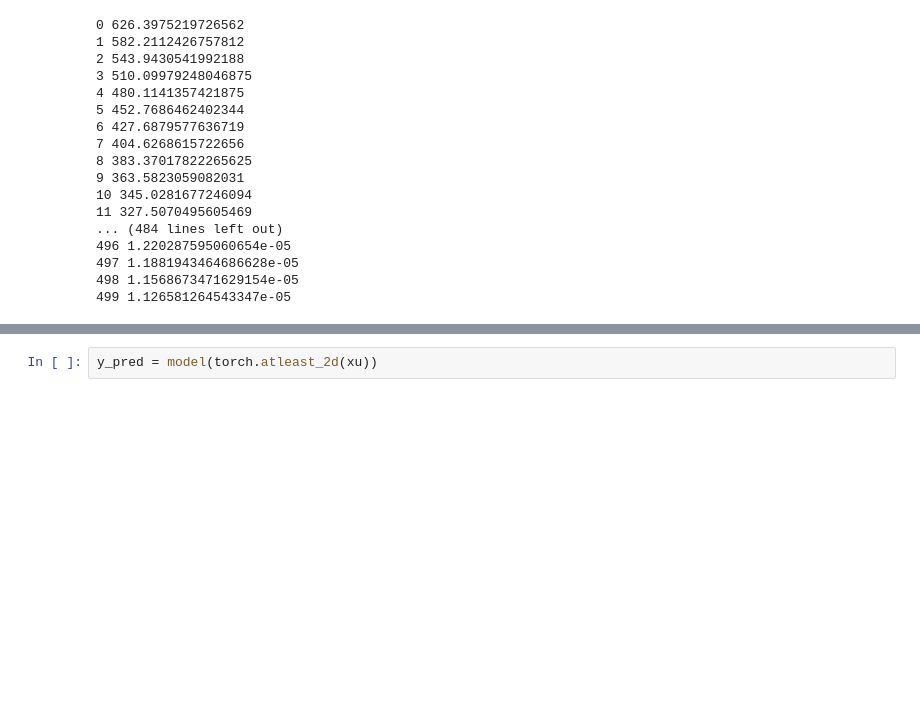
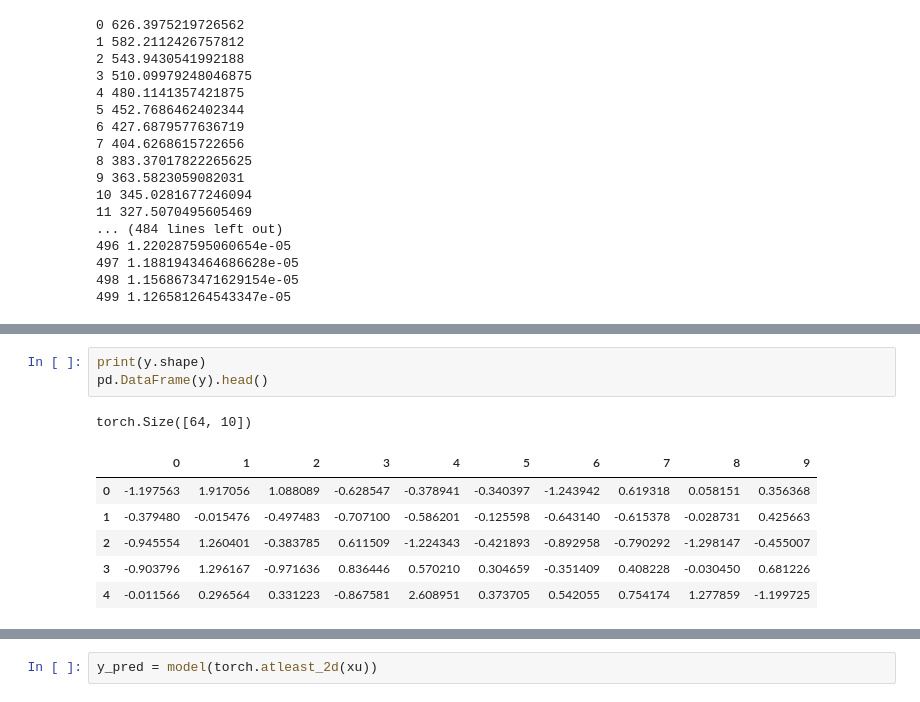
Before and after one commit to donevswe/Code, a Jupyter notebook: Lectures_Effective_Python_Programming/PyToarch_Quick_Start_WideDeep.ipynb, the cells around one changed output, grey strips where cells are left out. Drawn from its saved outputs; the diff is of its cells as text; blank space fills up the shorter version.

```diff
--- a/Lectures_Effective_Python_Programming/PyToarch_Quick_Start_WideDeep.ipynb
+++ b/Lectures_Effective_Python_Programming/PyToarch_Quick_Start_WideDeep.ipynb
@@ -342,2 +381,13 @@ for t in range(500):
+# %%
+print(y.shape)
+pd.DataFrame(y).head()
+# %% [output]
+torch.Size([64, 10])
+|  | 0 | 1 | 2 | 3 | 4 | 5 | 6 | 7 | 8 | 9 |
+| 0 | -1.197563 | 1.917056 | 1.088089 | -0.628547 | -0.378941 | -0.340397 | -1.243942 | 0.619318 | 0.058151 | 0.356368 |
+| 1 | -0.379480 | -0.015476 | -0.497483 | -0.707100 | -0.586201 | -0.125598 | -0.643140 | -0.615378 | -0.028731 | 0.425663 |
+| 2 | -0.945554 | 1.260401 | -0.383785 | 0.611509 | -1.224343 | -0.421893 | -0.892958 | -0.790292 | -1.298147 | -0.455007 |
+| 3 | -0.903796 | 1.296167 | -0.971636 | 0.836446 | 0.570210 | 0.304659 | -0.351409 | 0.408228 | -0.030450 | 0.681226 |
+| 4 | -0.011566 | 0.296564 | 0.331223 | -0.867581 | 2.608951 | 0.373705 | 0.542055 | 0.754174 | 1.277859 | -1.199725 |
 # %%
 xu = torch.randn(D_in)
```
Also changed, not shown: parts of 9 cells of this notebook, 14 other files.
